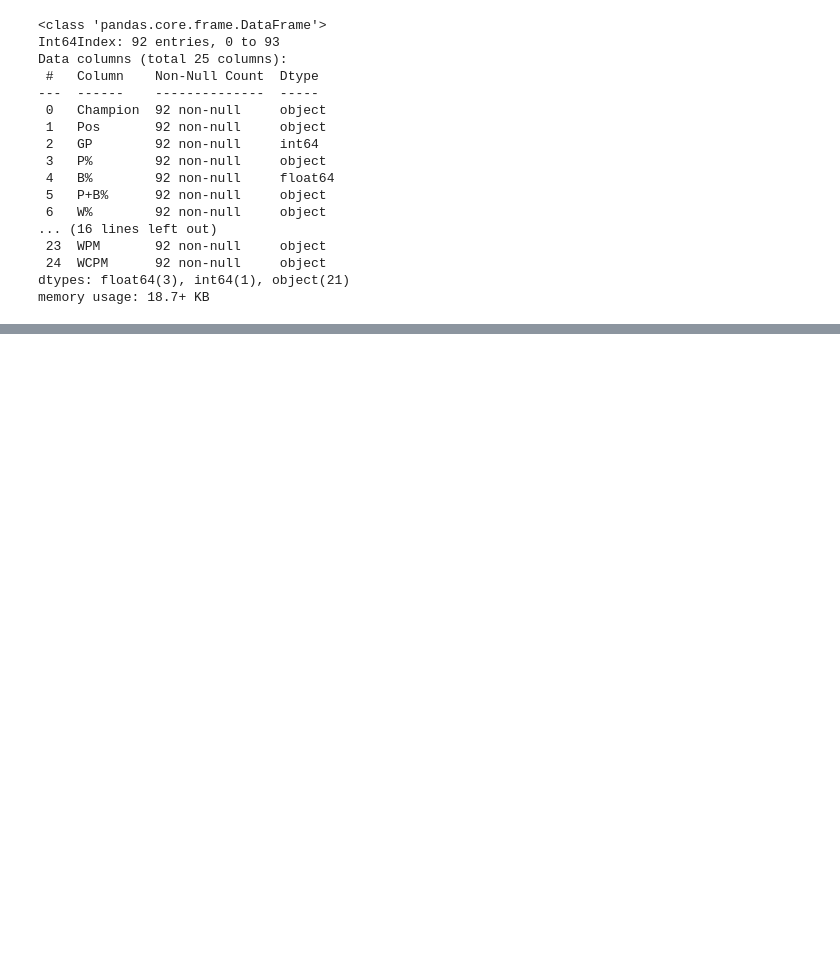
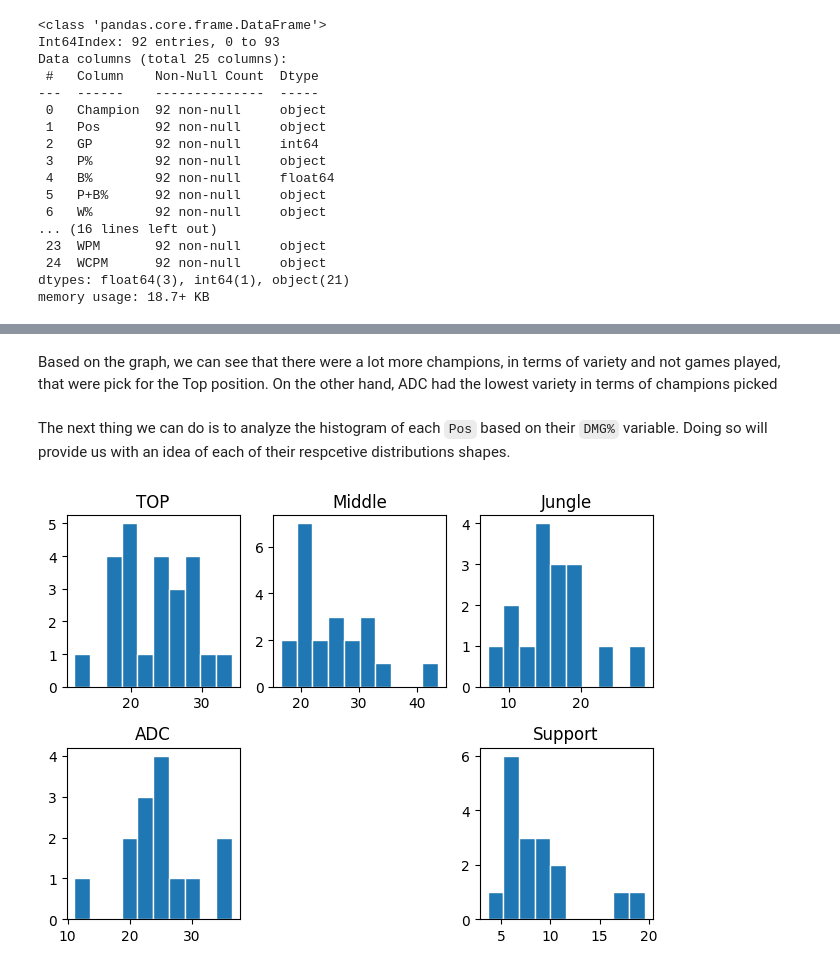
Before and after one commit to Joseph-Ano/League-of-Legends-dataset-visualization, a Jupyter notebook: S13 MCO1 Group8.ipynb, the cells around one changed output, grey strips where cells are left out. Cells and saved outputs as stored; diff of their text form; code cells hidden in the pictures; blank space fills up the shorter version.

```diff
--- a/S13 MCO1 Group8.ipynb
+++ b/S13 MCO1 Group8.ipynb
@@ -187,0 +205,34 @@ memory usage: 18.7+ KB
+# %% [markdown]
+Based on the graph, we can see that there were a lot more champions, in terms of variety and not games played, that were pick for the Top position. On the other hand, ADC had the lowest variety in terms of champions picked
+# %% [markdown]
+The next thing we can do is to analyze the histogram of each `Pos` based on their `DMG%` variable. Doing so will provide us with an idea of each of their respcetive distributions shapes.
+# %%
+top_df = lol_df.loc[lol_df["Pos"] == "Top", 'DMG%']
+middle_df = lol_df.loc[lol_df["Pos"] == "Middle", 'DMG%']
+jungle_df = lol_df.loc[lol_df["Pos"] == "Jungle", 'DMG%']
+adc_df = lol_df.loc[lol_df["Pos"] == "ADC", 'DMG%']
+support_df = lol_df.loc[lol_df["Pos"] == "Support", 'DMG%']
+
+fig = plt.subplot(2,3,1)
+plt.hist(top_df, edgecolor='w')
+plt.title('TOP')
+
+plt.subplot(2,3,2)
+plt.hist(middle_df, edgecolor='w')
+plt.title('Middle')
+
+plt.subplot(2,3,3)
+plt.hist(jungle_df, edgecolor='w')
+plt.title('Jungle')
+
+plt.subplot(2,3,4)
+plt.hist(adc_df, edgecolor='w')
+plt.title('ADC')
+
+plt.subplot(2,3,6)
+plt.hist(support_df, edgecolor='w')
+plt.title('Support')
+
+plt.tight_layout()
+# %% [output]
+[figure, added]
```
Also changed, not shown: parts of 8 cells of this notebook.
